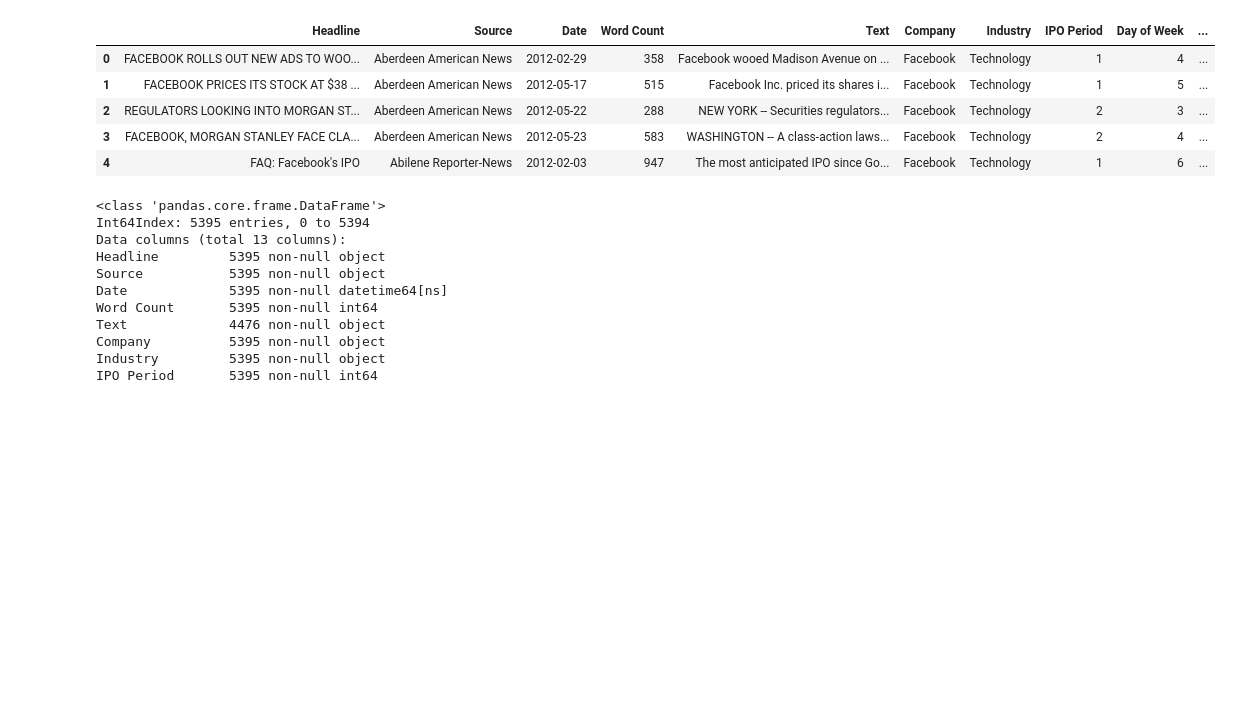
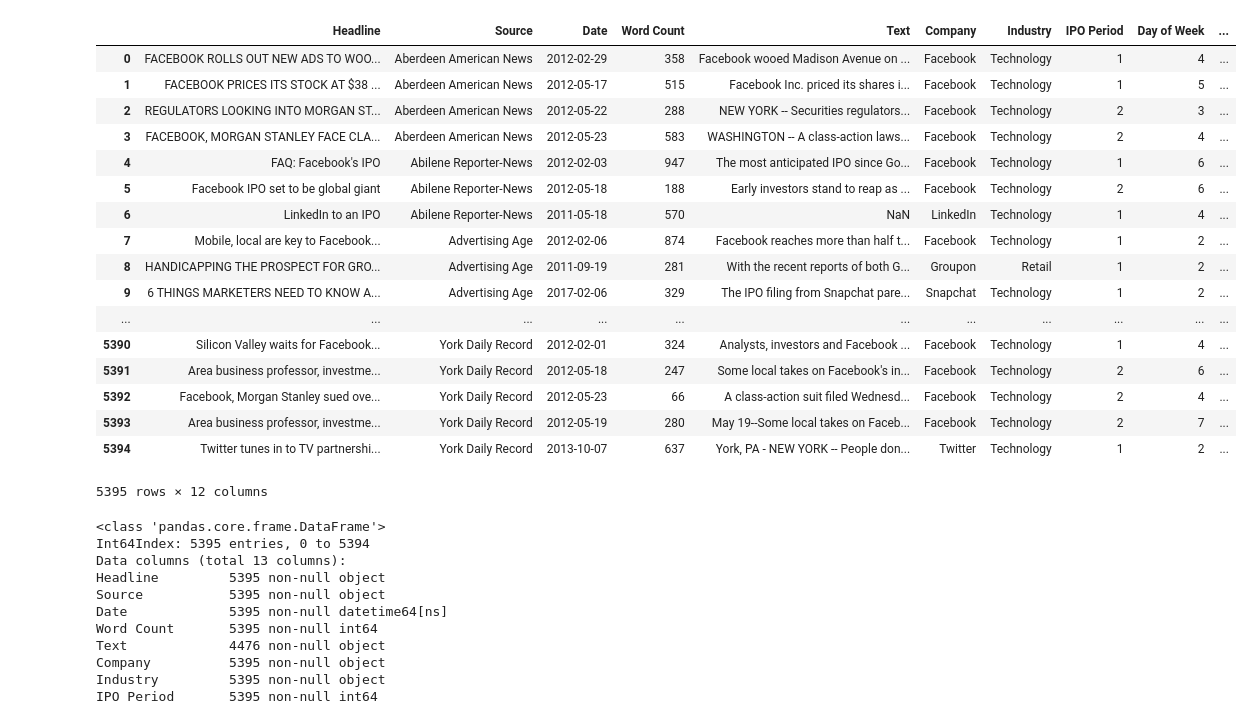
Before and after one commit to georgetown-analytics/MFP3, a Jupyter notebook: notebook/Features2.ipynb, the cells around one changed output. Cells and saved outputs as stored; diff of their text form; code cells hidden in the pictures; blank space fills up the shorter version.

```diff
--- a/notebook/Features2.ipynb
+++ b/notebook/Features2.ipynb
@@ -6,14 +6,26 @@ from collections import OrderedDict
 from datetime import datetime, timedelta
 # %%
 df = pd.read_excel('Updated_DataFrame.xlsx', 'SentimentScore', usecols=12)
-df.head()
+df
 # %% [output]
 |  | Headline | Source | Date | Word Count | Text | Company | Industry | IPO Period | Day of Week | ... |
 | 0 | FACEBOOK ROLLS OUT NEW ADS TO WOO... | Aberdeen American News | 2012-02-29 | 358 | Facebook wooed Madison Avenue on ... | Facebook | Technology | 1 | 4 | ... |
 | 1 | FACEBOOK PRICES ITS STOCK AT $38 ... | Aberdeen American News | 2012-05-17 | 515 | Facebook Inc. priced its shares i... | Facebook | Technology | 1 | 5 | ... |
 | 2 | REGULATORS LOOKING INTO MORGAN ST... | Aberdeen American News | 2012-05-22 | 288 | NEW YORK -- Securities regulators... | Facebook | Technology | 2 | 3 | ... |
 | 3 | FACEBOOK, MORGAN STANLEY FACE CLA... | Aberdeen American News | 2012-05-23 | 583 | WASHINGTON -- A class-action laws... | Facebook | Technology | 2 | 4 | ... |
 | 4 | FAQ: Facebook's IPO | Abilene Reporter-News | 2012-02-03 | 947 | The most anticipated IPO since Go... | Facebook | Technology | 1 | 6 | ... |
+| 5 | Facebook IPO set to be global giant | Abilene Reporter-News | 2012-05-18 | 188 | Early investors stand to reap as ... | Facebook | Technology | 2 | 6 | ... |
+| 6 | LinkedIn to an IPO | Abilene Reporter-News | 2011-05-18 | 570 | NaN | LinkedIn | Technology | 1 | 4 | ... |
+| 7 | Mobile, local are key to Facebook... | Advertising Age | 2012-02-06 | 874 | Facebook reaches more than half t... | Facebook | Technology | 1 | 2 | ... |
+| 8 | HANDICAPPING THE PROSPECT FOR GRO... | Advertising Age | 2011-09-19 | 281 | With the recent reports of both G... | Groupon | Retail | 1 | 2 | ... |
+| 9 | 6 THINGS MARKETERS NEED TO KNOW A... | Advertising Age | 2017-02-06 | 329 | The IPO filing from Snapchat pare... | Snapchat | Technology | 1 | 2 | ... |
+| ... | ... | ... | ... | ... | ... | ... | ... | ... | ... | ... |
+| 5390 | Silicon Valley waits for Facebook... | York Daily Record | 2012-02-01 | 324 | Analysts, investors and Facebook ... | Facebook | Technology | 1 | 4 | ... |
+| 5391 | Area business professor, investme... | York Daily Record | 2012-05-18 | 247 | Some local takes on Facebook's in... | Facebook | Technology | 2 | 6 | ... |
+| 5392 | Facebook, Morgan Stanley sued ove... | York Daily Record | 2012-05-23 | 66 | A class-action suit filed Wednesd... | Facebook | Technology | 2 | 4 | ... |
+| 5393 | Area business professor, investme... | York Daily Record | 2012-05-19 | 280 | May 19--Some local takes on Faceb... | Facebook | Technology | 2 | 7 | ... |
+| 5394 | Twitter tunes in to TV partnershi... | York Daily Record | 2013-10-07 | 637 | York, PA - NEW YORK -- People don... | Twitter | Technology | 1 | 2 | ... |
+5395 rows × 12 columns
 # %%
 df['Ticker'] = df.index
 # %%
```
Also changed, not shown: parts of 4 cells of this notebook.
